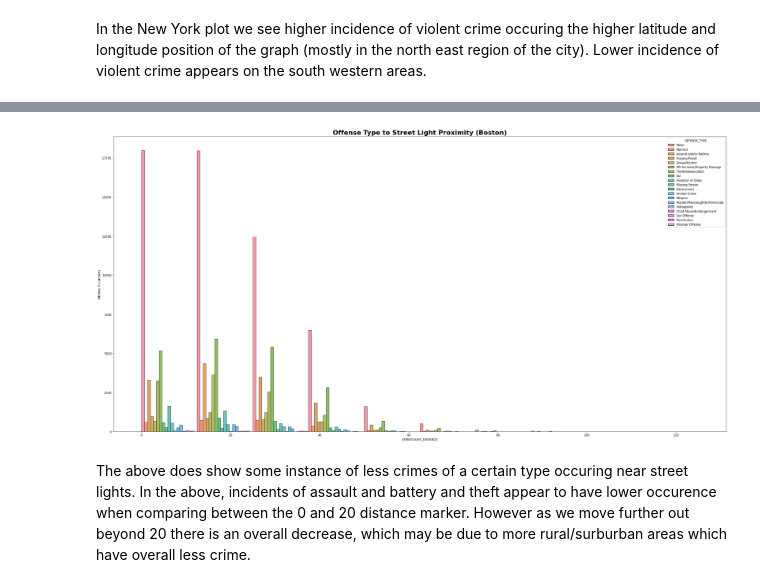
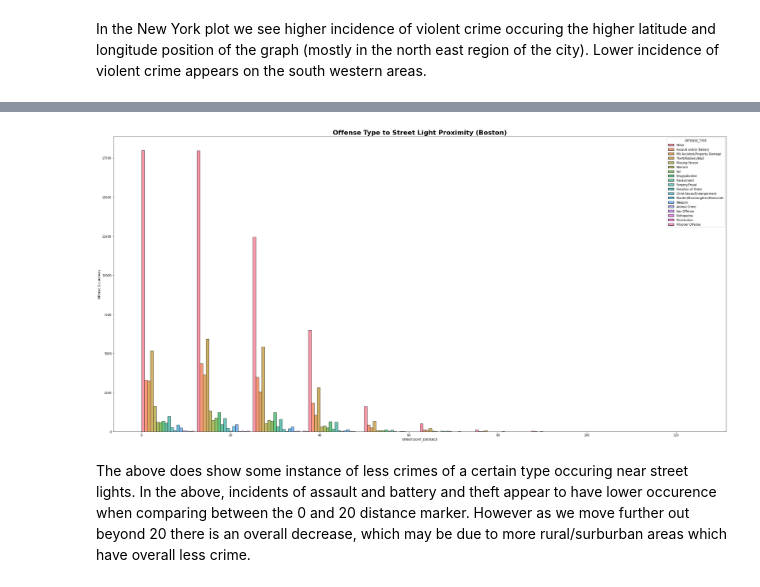
Before and after one commit to YolandaMDavis/cs109a-fall2020, a Jupyter notebook: Milestone_3_EDA_Final.ipynb, the cells around one changed output, grey strips where cells are left out. Cells and saved outputs as stored; diff of their text form; code cells hidden in the pictures.

```diff
--- a/Milestone_3_EDA_Final.ipynb
+++ b/Milestone_3_EDA_Final.ipynb
@@ -104,15 +131,16 @@ plt.show()
 # %%
 # We want to understand the impact of street lights at night on crime incidence by offense type
 # Get all offenses that occur at night and select the street light distance from the offense
 interaction_night_boston=boston_crime_train[boston_crime_train.NIGHT == 1]['STREETLIGHT_DISTANCE']
+night_offence_boston=boston_crime_train[boston_crime_train.NIGHT == 1]['OFFENSE_TYPE']
 fig, ax = plt.subplots(1,figsize=(30,15),sharey=False)
-sns.histplot(boston_crime_train,x=interaction_night_boston, color='y', ax=ax ,multiple="dodge", hue="OFFENSE_TYPE",bins=10,)
+sns.histplot(boston_crime_train,x=interaction_night_boston, color='y', ax=ax ,multiple="dodge", hue=night_offence_boston,bins=10,)
 ax.set_title('Offense Type to Street Light Proximity (Boston)',fontdict={ 'weight' : 'bold','size'   : 22})
 ax.set_ylabel("Offense Occurences")
 plt.tight_layout()
 plt.show()
 # %% [output]
-[figure, old version]
+[figure, new version]
 # %% [markdown]
 The above does show some instance of less crimes of a certain type occuring near street lights.  In the above, incidents of assault and battery and theft appear to have lower occurence when comparing between the 0 and 20 distance marker.  However as we move further out beyond 20 there is an overall decrease, which may be due to more rural/surburban areas which have overall less crime.
 # %%
```
Also changed, not shown: parts of 7 cells of this notebook.
